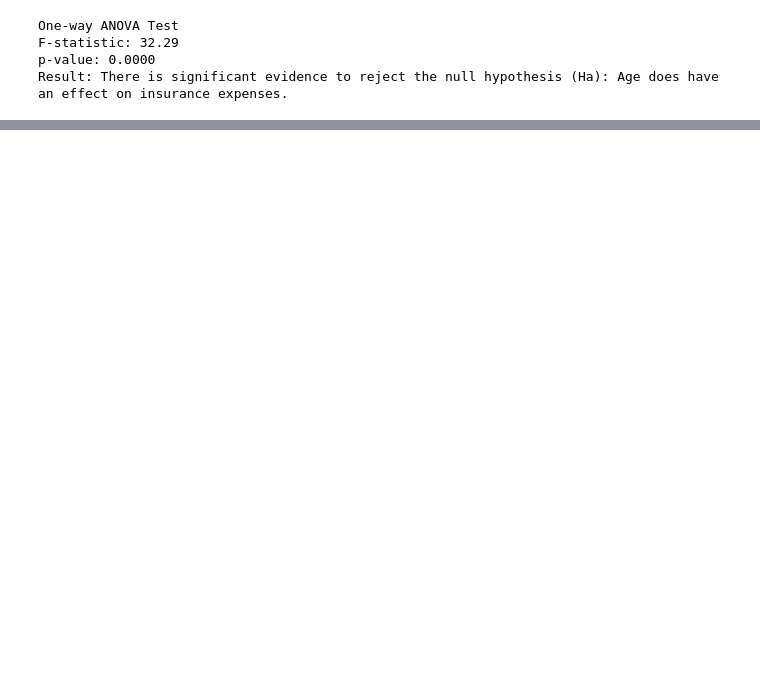
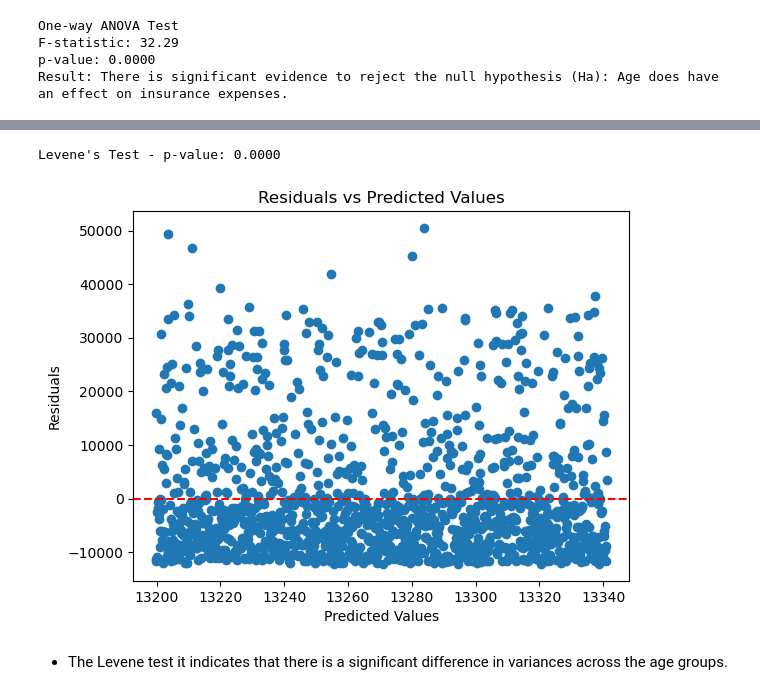
Before and after one commit to MAvdejev/Business-Statistics, a Jupyter notebook: Age.ipynb, the cells around one changed output, grey strips where cells are left out. Saved outputs shown, nothing was run; the diff lists cells and outputs as text; code cells hidden in the pictures; blank space fills up the shorter version.

```diff
--- a/Age.ipynb
+++ b/Age.ipynb
@@ -114,0 +239,22 @@ Result: There is significant evidence to reject the null hypothesis (Ha): Age do
+# %%
+import statsmodels.api as sm
+from scipy import stats
+import matplotlib.pyplot as plt
+
+# 2. Homogeneity of Variances assumption
+# Using Levene's test
+statistic, p_value_levene = stats.levene(*grouped_data)
+print(f'Levene\'s Test - p-value: {p_value_levene:.4f}')
+
+# Plot residuals against predicted values for visual inspection
+plt.scatter(income_segment_lm.predict(), residuals)
+plt.axhline(y=0, color='red', linestyle='--')
+plt.title('Residuals vs Predicted Values')
+plt.xlabel('Predicted Values')
+plt.ylabel('Residuals')
+plt.show()
+# %% [output]
+Levene's Test - p-value: 0.0000
+[figure, added]
+# %% [markdown]
+- The Levene test it indicates  that there is a significant difference in variances across the age groups.
```
Also changed, not shown: parts of 15 cells of this notebook.
